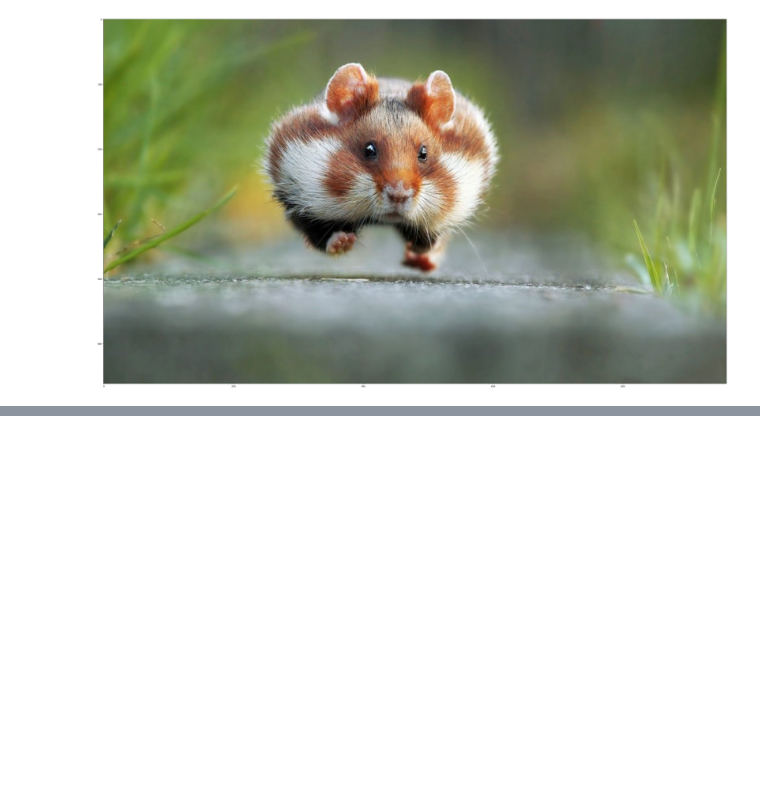
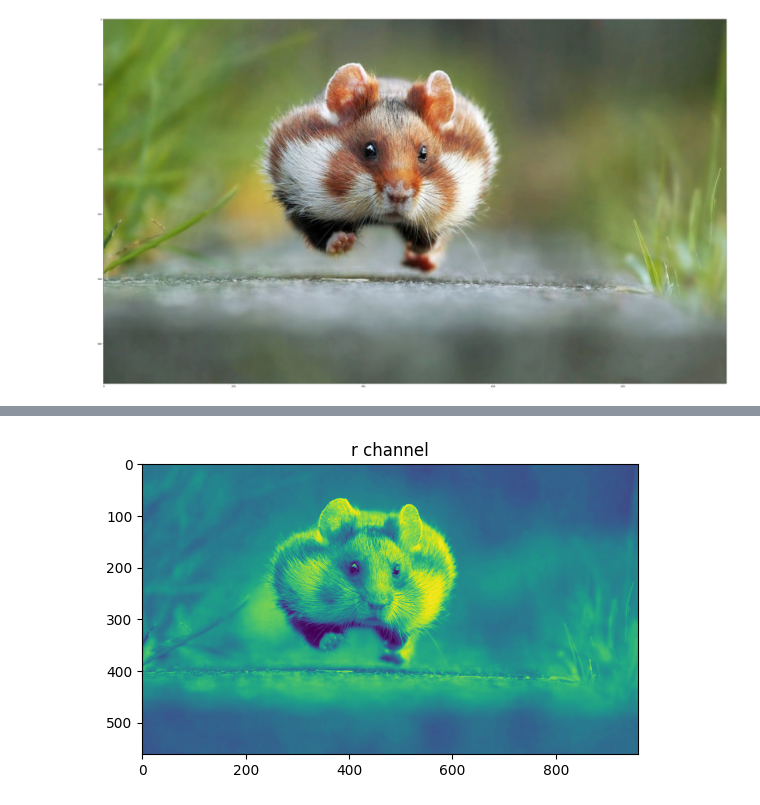
Before and after one commit to SIBI-MS/Image-Processing, a Jupyter notebook: Untitled0.ipynb, the cells around one changed output, grey strips where cells are left out. Drawn from its saved outputs; the diff is of its cells as text; code cells hidden in the pictures; blank space fills up the shorter version.

```diff
--- a/Untitled0.ipynb
+++ b/Untitled0.ipynb
@@ -184,8 +184,8 @@ plt.imshow(pic)
 <matplotlib.image.AxesImage at 0x...>
 [figure]
 # %%
-pic[100,30]=(255, 0, 0)
-pic[100,30]
+pic[100,50]=(255, 0, 0)
+pic[100,50]
 # %% [output]
 array([255,   0,   0], dtype=uint8)
 # %%
@@ -196,0 +204,6 @@ plt.imshow(pic)
+# %%
+plt.title('r channel')
+plt.imshow(pic[:,:,0])
+plt.show()
+# %% [output]
+[figure, added]
```
Also changed, not shown: parts of 9 cells of this notebook.
